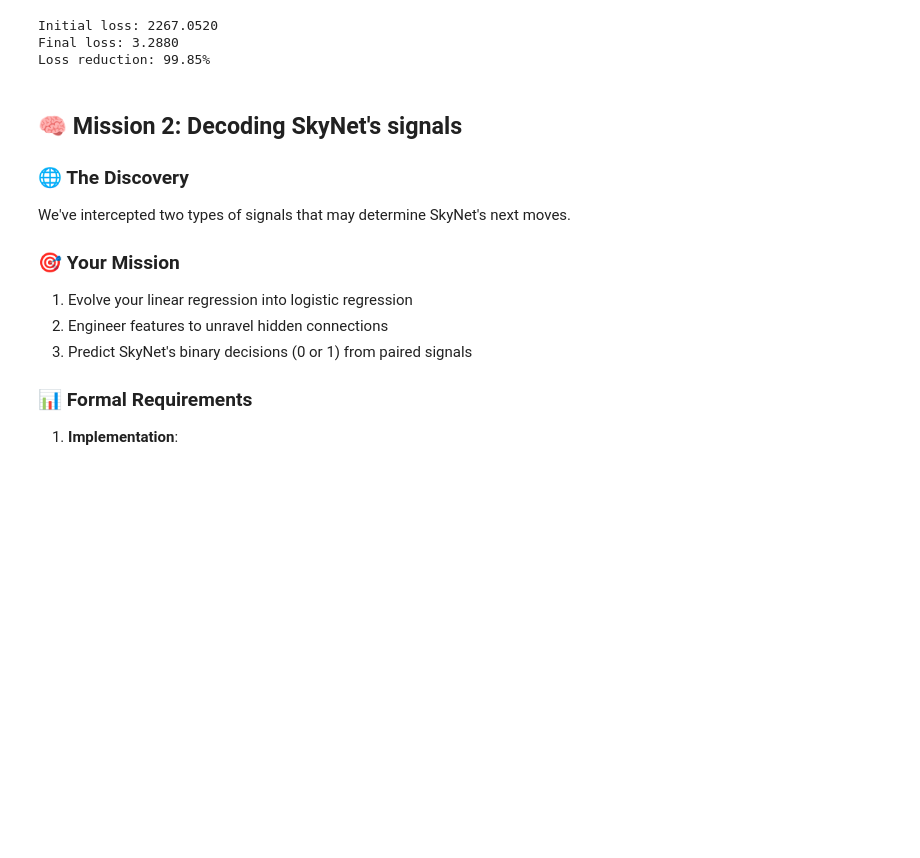
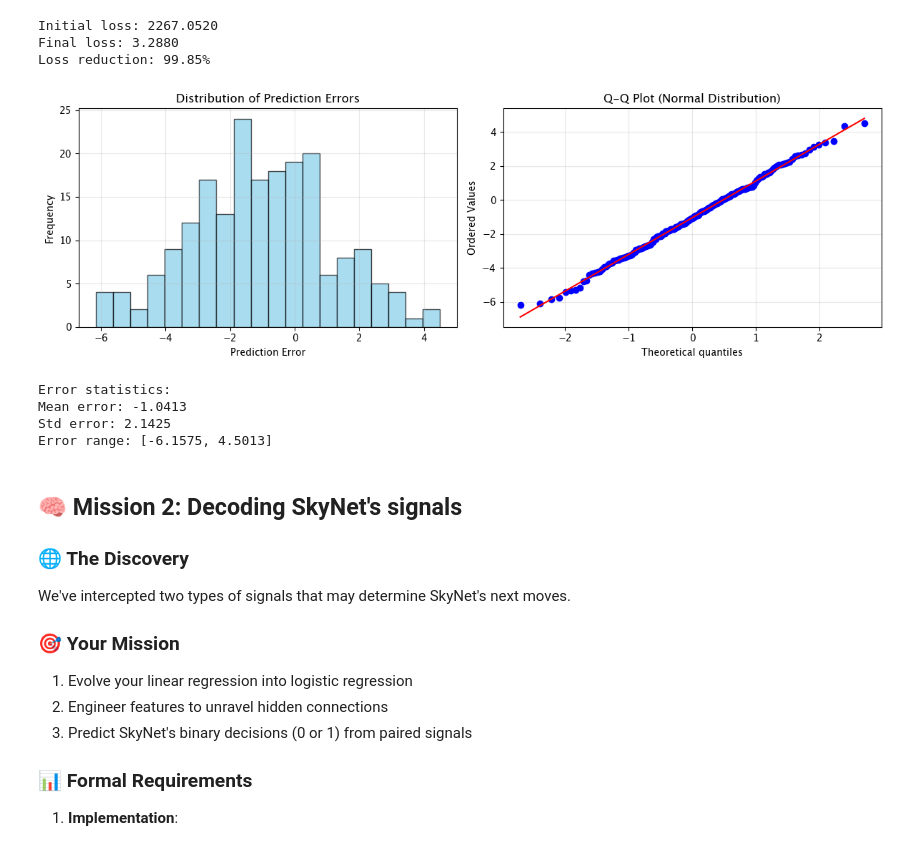
Before and after one commit to Afrasum/TDT4172, a Jupyter notebook: assignment_1/Chapter_1.ipynb, the cells around one changed output. Drawn from its saved outputs; the diff is of its cells as text; code cells hidden in the pictures; blank space fills up the shorter version.

```diff
--- a/assignment_1/Chapter_1.ipynb
+++ b/assignment_1/Chapter_1.ipynb
@@ -130,6 +128,37 @@ print(f'Loss reduction: {((lr.losses[0] - lr.losses[-1]) / lr.losses[0] * 100):.
 Initial loss: 2267.0520
 Final loss: 3.2880
 Loss reduction: 99.85%
+# %%
+errors = predictions - y_test
+
+plt.figure(figsize=(12, 4))
+
+plt.subplot(1, 2, 1)
+plt.hist(errors, bins=20, alpha=0.7, color='skyblue', edgecolor='black')
+plt.xlabel('Prediction Error')
+plt.ylabel('Frequency')
+plt.title('Distribution of Prediction Errors')
+plt.grid(True, alpha=0.3)
+
+plt.subplot(1, 2, 2)
+from scipy import stats
+stats.probplot(errors, dist="norm", plot=plt)
+plt.title('Q-Q Plot (Normal Distribution)')
+plt.grid(True, alpha=0.3)
+
+plt.tight_layout()
+plt.show()
+
+print(f'Error statistics:')
+print(f'Mean error: {np.mean(errors):.4f}')
+print(f'Std error: {np.std(errors):.4f}')
+print(f'Error range: [{np.min(errors):.4f}, {np.max(errors):.4f}]')
+# %% [output]
+[figure, added]
+Error statistics:
+Mean error: -1.0413
+Std error: 2.1425
+Error range: [-6.1575, 4.5013]
 # %% [markdown]
 ## 🧠 Mission 2: Decoding SkyNet's signals
 
```
Also changed, not shown: parts of 8 cells of this notebook, 6 other files.
